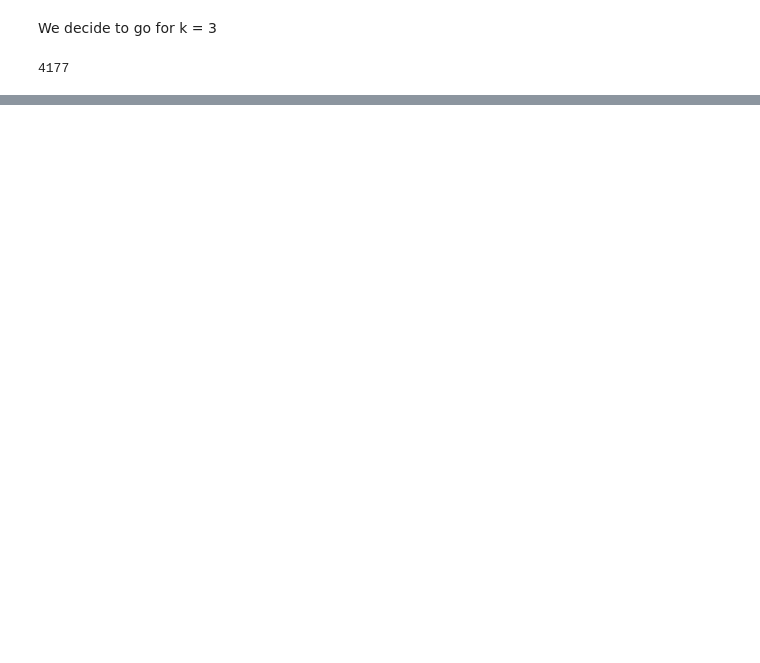
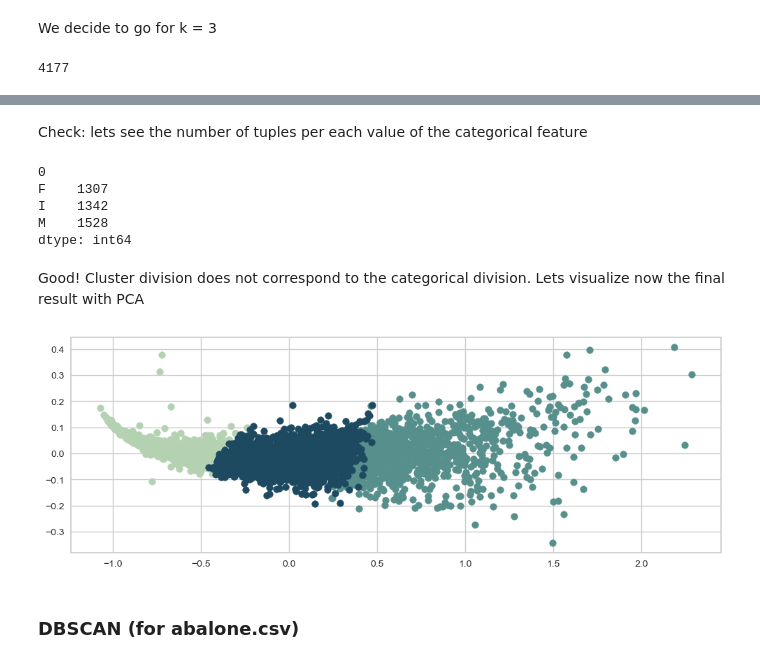
Before and after one commit to TommasoCapacci/DQ_Project_Clustering_2022, a Jupyter notebook: code/first_idea.ipynb, the cells around one changed output, grey strips where cells are left out. Saved outputs shown, nothing was run; the diff lists cells and outputs as text; code cells hidden in the pictures; blank space fills up the shorter version.

Commit message:
added DBSCAN

```diff
--- a/code/first_idea.ipynb
+++ b/code/first_idea.ipynb
@@ -417,8 +440,10 @@ Cluster initiation: 6
 # %% [markdown]
 We decide to go for k = 3
 # %%
+k = 3
+
 # Fit the cluster
-kprototype = KPrototypes(n_jobs = -1, n_clusters = 3, init = 'Huang', random_state = 0)
+kprototype = KPrototypes(n_jobs = -1, n_clusters = k, init = 'Huang', random_state = 0)
 kprototype.fit_predict(dfMatrix, categorical = catColumnsPos)
 len(kprototype.labels_)
 # %% [output]
@@ -428,0 +453,22 @@ len(kprototype.labels_)
+# %%
+# Add the cluster to the dataframe
+X['Cluster Labels'] = kprototype.labels_
+X['Segment'] = X['Cluster Labels'].map({0:'First', 1:'Second', 2:'Third'})
+# Order the cluster
+X['Segment'] = X['Segment'].astype('category')
+X['Segment'] = X['Segment'].cat.reorder_categories(['First','Second','Third'])
+
+# Cluster interpretation
+X.groupby('Segment').agg(
+    {
+        'Cluster Labels':'count',
+        '1': 'mean',
+        '2': 'mean',
+        '3': 'mean',
+        '4': 'mean',
+        '5': 'mean',
+        '6': 'mean',
+        '7': 'mean',
+        '0': pd.Series.mode,
+    }
+).reset_index()
@@ -428,0 +480,26 @@ len(kprototype.labels_)
+# %% [markdown]
+Check: lets see the number of tuples per each value of the categorical feature
+# %%
+df.groupby('0').size()
+# %% [output]
+0
+F    1307
+I    1342
+M    1528
+dtype: int64
+# %% [markdown]
+Good! Cluster division does not correspond to the categorical division. Lets visualize now the final result with PCA
+# %%
+fig, ax = plt.subplots(figsize=(12,4))
+
+pca = PCA(n_components=2,random_state=42)
+X_pca = pca.fit_transform(df_dropped)
+
+for l, c in zip(range(k), cluster_colors[:k]):
+    ax.scatter(X_pca[X['Cluster Labels'] == l, 0], X_pca[X['Cluster Labels'] == l, 1], color=c)
+
+plt.show()
+# %% [output]
+[figure, added]
+# %% [markdown]
+### DBSCAN (for abalone.csv)
```
Also changed, not shown: parts of 25 cells of this notebook.
